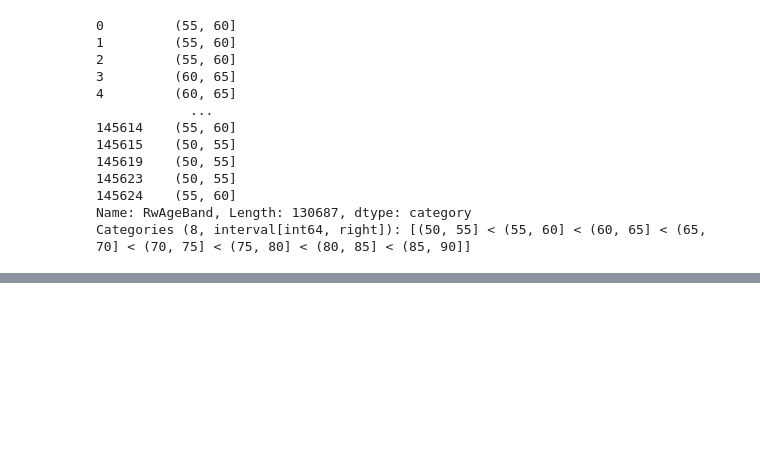
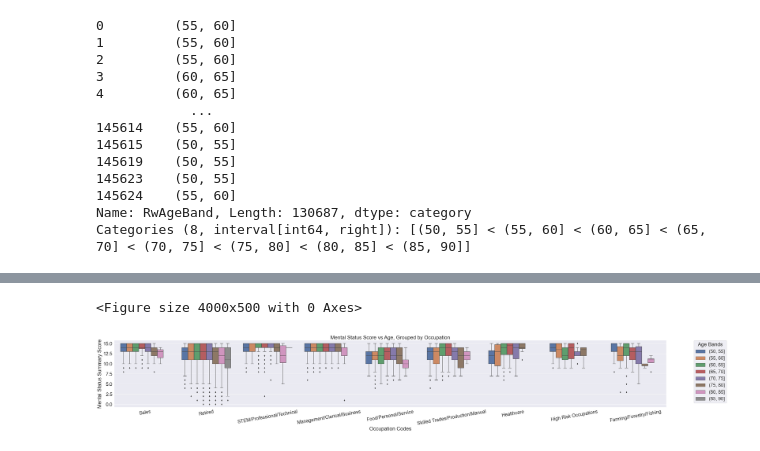
Before and after one commit to Owen-Darkhorse/Inter-Univer-Health-Data, a Jupyter notebook: Code/250622-LMM-Visualizations.ipynb, the cells around one changed output, grey strips where cells are left out. Saved outputs shown, nothing was run; the diff lists cells and outputs as text; code cells hidden in the pictures; blank space fills up the shorter version.

```diff
--- a/Code/250622-LMM-Visualizations.ipynb
+++ b/Code/250622-LMM-Visualizations.ipynb
@@ -345,2 +372,28 @@ plt.tight_layout()
+# %%
+## Grouped by occupations, what are median and spread of recall index as age increase?
+plt.figure(figsize=(40,5))
+sns.set_context("notebook", font_scale=2)
+g = sns.catplot(
+    data=df, x="RwJOCCSD", y="RwMSTOT", hue="RwAgeBand",
+    kind="box",
+    height=7, aspect=6,  # aspect*height = width in inches
+    legend_out=True,
+    margin_titles=True,
+    legend=None
+)
+plt.legend(
+    title = "Age Bands",
+    bbox_to_anchor=(1.05, 1),
+    loc='upper left',
+    borderaxespad=0.)
+plt.title("Mental Status Score vs Age, Grouped by Occupation")
+plt.xticks(rotation = 10)
+g.set_axis_labels(x_var = "Occupation Codes",
+                  y_var = "Mental Status Summary Score")
+
+plt.tight_layout()
+# %% [output]
+<Figure size 4000x500 with 0 Axes>
+[figure, added]
 # %%
 # Compute median RwTR20 for each RwJOCCSD and Wave
```
Also changed, not shown: parts of 25 cells of this notebook, 15 other files.
